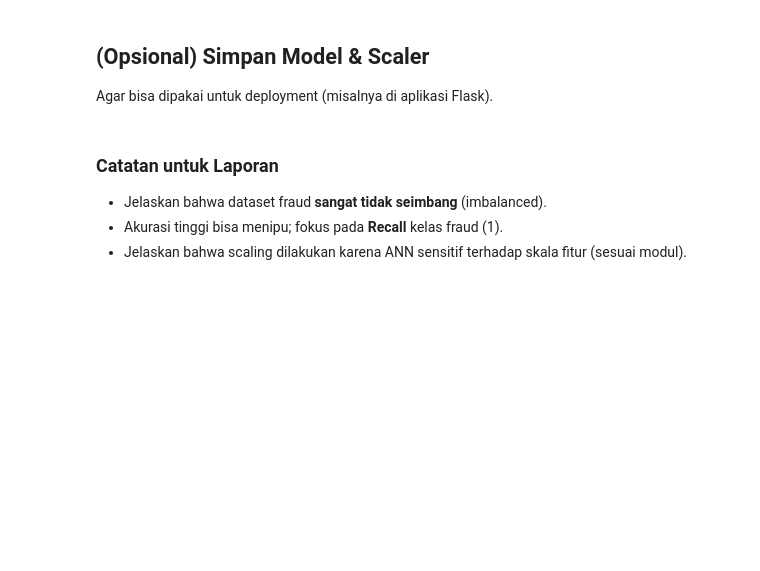
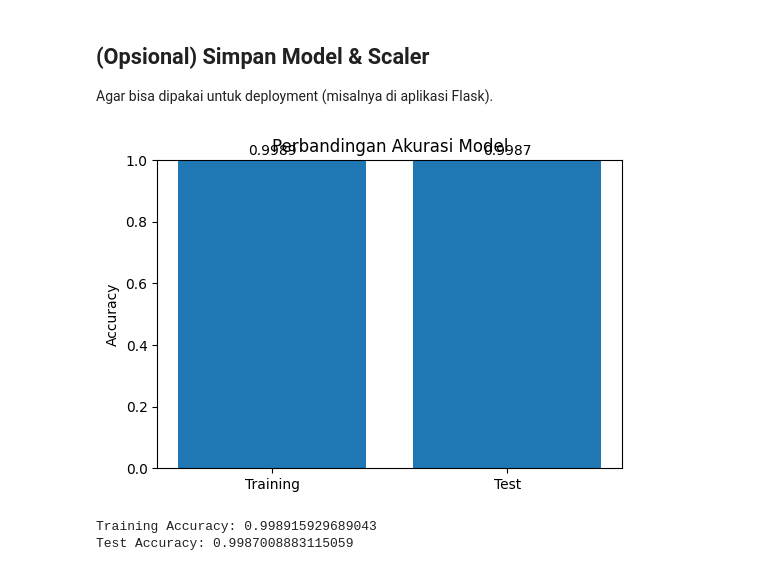
Before and after one commit to Arthaaaaa/Fraud-Detector, a Jupyter notebook: TA11_ANN_Fraud.ipynb, the cells around one changed output. Drawn from its saved outputs; the diff is of its cells as text; code cells hidden in the pictures; blank space fills up the shorter version.

```diff
--- a/TA11_ANN_Fraud.ipynb
+++ b/TA11_ANN_Fraud.ipynb
@@ -174,5 +308,26 @@ print("Tersimpan: scaler.joblib dan model.keras")
-# %% [markdown]
-### Catatan untuk Laporan
-- Jelaskan bahwa dataset fraud **sangat tidak seimbang** (imbalanced).
-- Akurasi tinggi bisa menipu; fokus pada **Recall** kelas fraud (1).
-- Jelaskan bahwa scaling dilakukan karena ANN sensitif terhadap skala fitur (sesuai modul).
+# %%
+from sklearn.metrics import accuracy_score
+import matplotlib.pyplot as plt
+
+acc_train = accuracy_score(y_train, model.predict(X_train_scaled))
+acc_test = accuracy_score(y_test, y_pred)
+
+plt.figure(figsize=(6,4))
+bars = plt.bar(["Training", "Test"], [acc_train, acc_test])
+plt.ylim(0, 1)
+plt.title("Perbandingan Akurasi Model")
+plt.ylabel("Accuracy")
+
+for bar in bars:
+    yval = bar.get_height()
+    plt.text(bar.get_x() + bar.get_width()/2, yval + 0.01,
+             f"{yval:.4f}", ha='center', va='bottom')
+
+plt.show()
+
+print("Training Accuracy:", acc_train)
+print("Test Accuracy:", acc_test)
+# %% [output]
+[figure, added]
+Training Accuracy: 0.998915929689043
+Test Accuracy: 0.9987008883115059
```
Also changed, not shown: parts of 15 cells of this notebook.
